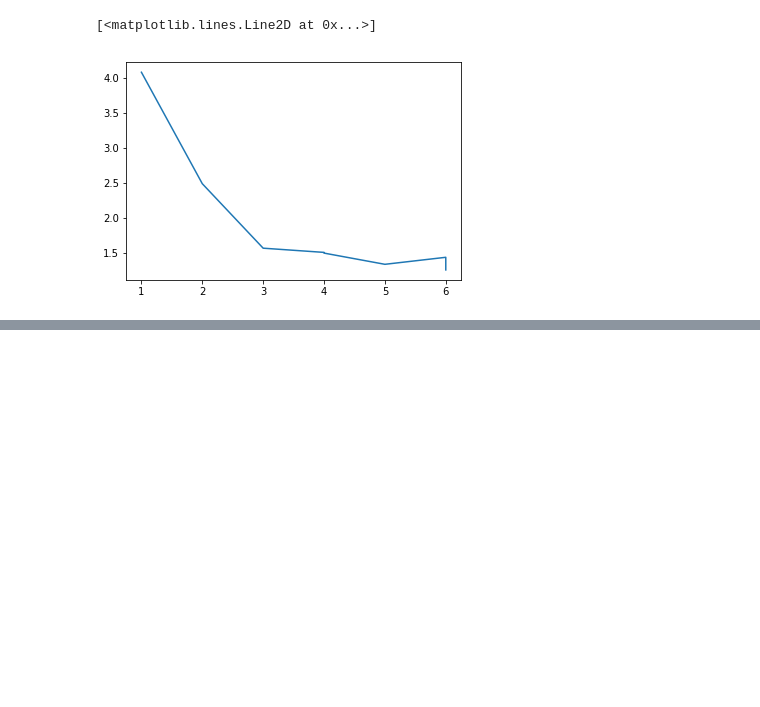
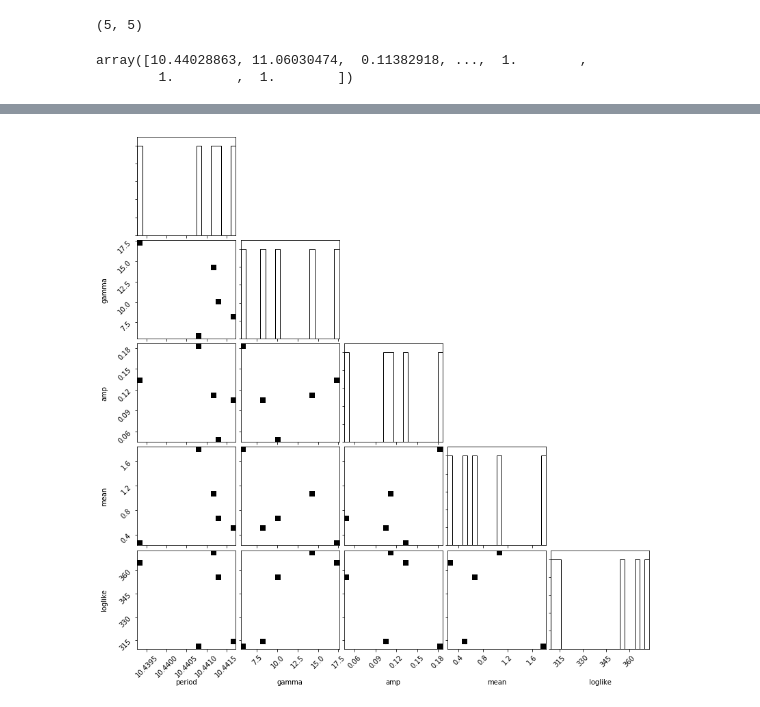
Before and after one commit to dirac-institute/CometGPs, a Jupyter notebook: cwl_sandbox/Untitled.ipynb, the cells around one changed output, grey strips where cells are left out. Drawn from its saved outputs; the diff is of its cells as text; code cells hidden in the pictures; blank space fills up the shorter version.

```diff
--- a/cwl_sandbox/Untitled.ipynb
+++ b/cwl_sandbox/Untitled.ipynb
@@ -7,5 +7,16 @@ import matplotlib.pyplot as plt
-# %%
-plt.plot(x,y)
-# %% [output]
-[<matplotlib.lines.Line2D at 0x...>]
-[figure, removed]
+# %%
+data = np.loadtxt("../data/simulation_results_new/221/221_lc_49627_to_49787.txt_sampled_ztf-lsst_60days.txtresults_1e+05.txt")
+# %%
+data.shape
+# %% [output]
+(5, 5)
+# %%
+data = np.append(data, np.ones(len(data)), axis=0)
+#data.reshape(70,5)
+data
+# %% [output]
+array([10.44028863, 11.06030474,  0.11382918, ...,  1.        ,
+        1.        ,  1.        ])
+# %%
+figure = corner.corner(data, labels=["period", 'gamma', 'amp', 'mean', 'loglike'])
+# %% [output]
@@ -11,0 +33 @@ plt.plot(x,y)
+[figure, added]
```
Also changed, not shown: parts of 16 cells of this notebook, 10 other files.
